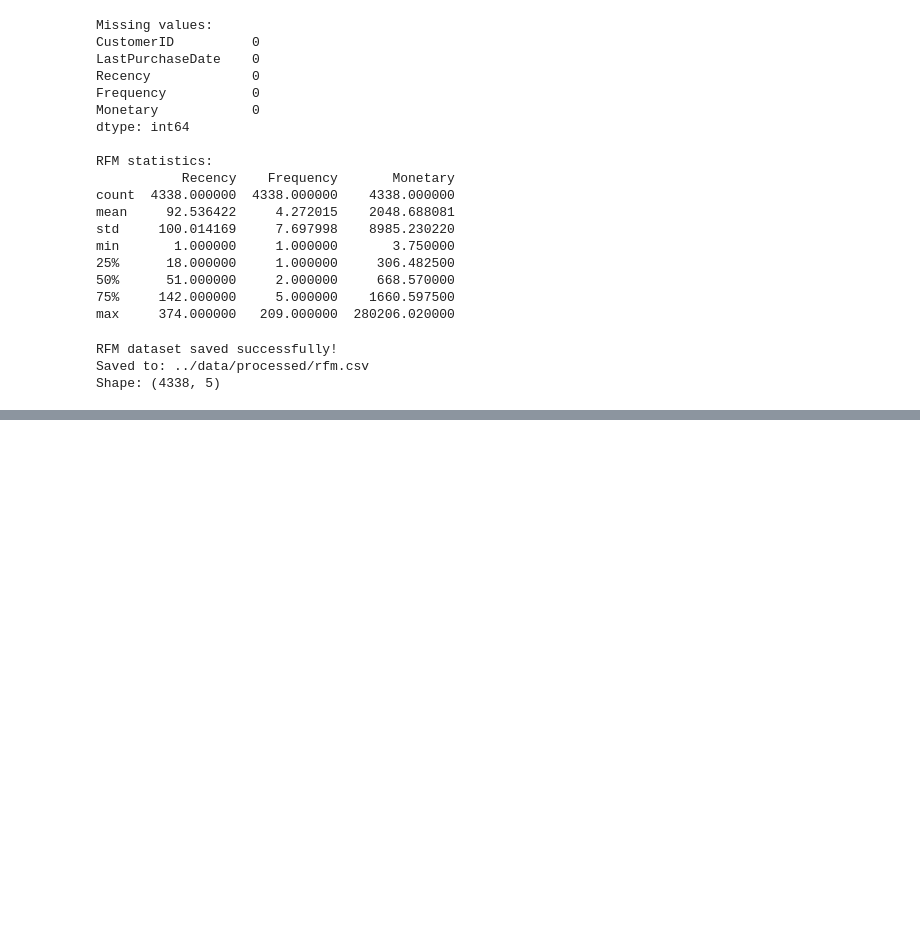
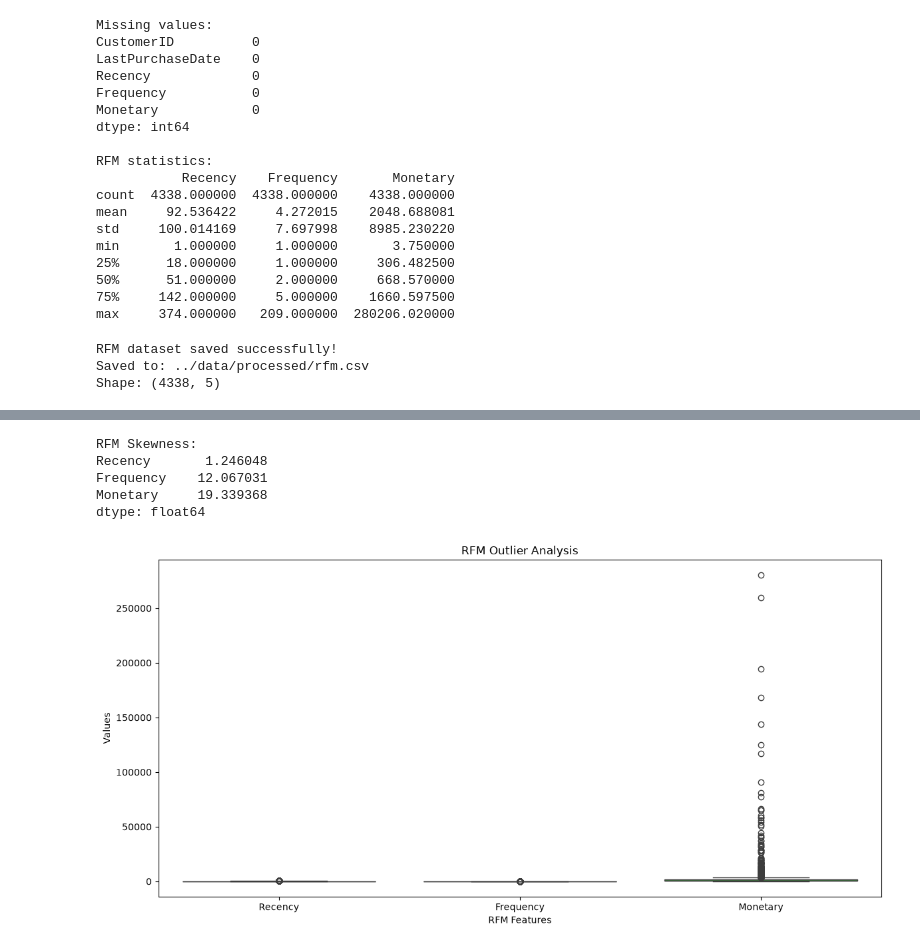
Before and after one commit to vanshika-2105/customer-segmentation-ml, a Jupyter notebook: notebooks/01_customer_segmentation_setup.ipynb, the cells around one changed output, grey strips where cells are left out. Saved outputs shown, nothing was run; the diff lists cells and outputs as text; code cells hidden in the pictures; blank space fills up the shorter version.

Commit message:
feat: complete day 6 RFM feature analysis

```diff
--- a/notebooks/01_customer_segmentation_setup.ipynb
+++ b/notebooks/01_customer_segmentation_setup.ipynb
@@ -655,0 +686,24 @@ Shape: (4338, 5)
+# %%
+skewness = rfm[rfm_features].skew()
+
+print("RFM Skewness:")
+print(skewness)
+# %% [output]
+RFM Skewness:
+Recency       1.246048
+Frequency    12.067031
+Monetary     19.339368
+dtype: float64
+# %%
+plt.figure(figsize=(12, 6))
+
+sns.boxplot(data=rfm[rfm_features])
+
+plt.title("RFM Outlier Analysis")
+plt.xlabel("RFM Features")
+plt.ylabel("Values")
+
+plt.tight_layout()
+plt.show()
+# %% [output]
+[figure, added]
```
Also changed, not shown: parts of 5 cells of this notebook.
